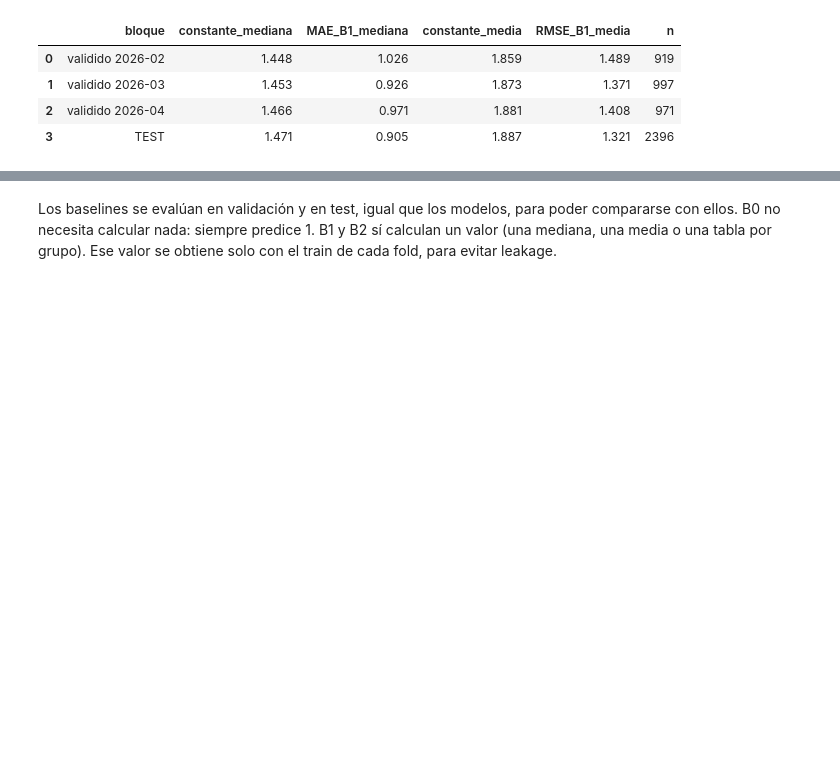
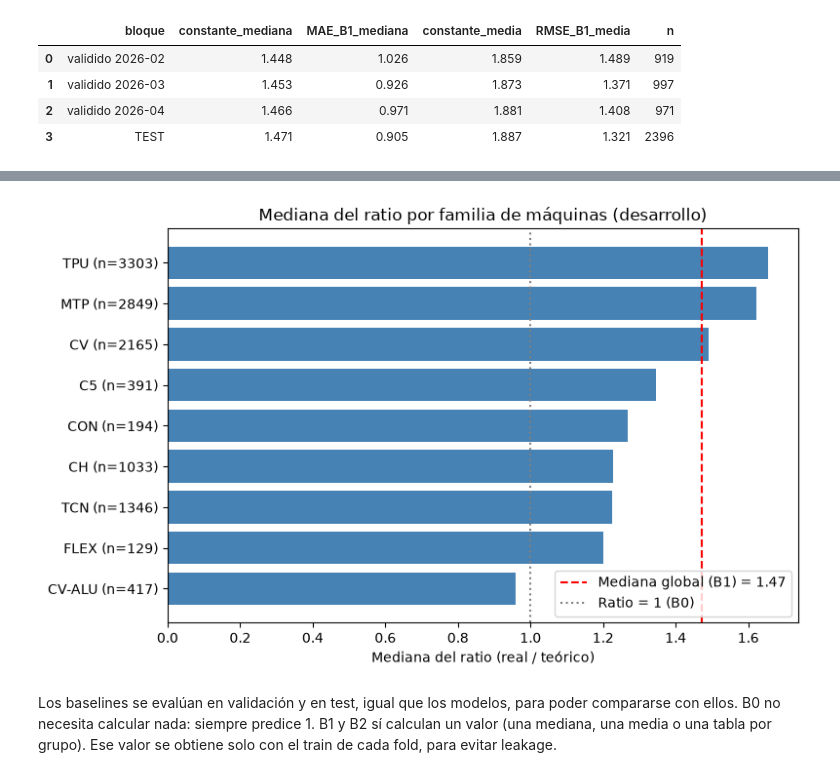
Before and after one commit to muntrans/TFM, a Jupyter notebook: 10.Modelado/10.1_Baselines.ipynb, the cells around one changed output, grey strips where cells are left out. Drawn from its saved outputs; the diff is of its cells as text; code cells hidden in the pictures; blank space fills up the shorter version.

```diff
--- a/10.Modelado/10.1_Baselines.ipynb
+++ b/10.Modelado/10.1_Baselines.ipynb
@@ -224,0 +311,13 @@ RMSE_B1_media: El RMSE que se obtiene al predecir esa constante.
+# %%
+desarrollo = df_B0[df_B0["split"] == "desarrollo"]
+test       = df_B0[df_B0["split"] == "test"]
+
+mediana_global_dev = desarrollo["ratio"].median()
+resumen_dev = desarrollo.groupby("Familia Maquinas")["ratio"].agg(["median", "size"])
+tablas_familia["test"] = resumen_dev
+
+mediana_familias_dev = resumen_dev.loc[resumen_dev["size"] >= MIN_FASES, "median"]
+
+pred_test = test["Familia Maquinas"].map(mediana_familias_dev)
+print(f"test: {len(test)} fases | {pred_test.isna().sum()} familias con menos de 30 fases")
+df_B2.loc[test.index, "pred_B2_familia"] = pred_test.fillna(mediana_global_dev)
@@ -225,3 +348,20 @@ RMSE_B1_media: El RMSE que se obtiene al predecir esa constante.
+# %%
+resumen = tablas_familia["test"].sort_values("median")
+etiquetas = [f"{fam} (n={n})" for fam, n in zip(resumen.index, resumen["size"])]
+
+fig, ax = plt.subplots(figsize=(8, 5))
+ax.barh(etiquetas, resumen["median"], color="steelblue")
+ax.axvline(mediana_global_dev, color="red", linestyle="--",
+           label=f"Mediana global (B1) = {mediana_global_dev:.2f}")
+ax.axvline(1, color="grey", linestyle=":", label="Ratio = 1 (B0)")
+
+ax.set_xlabel("Mediana del ratio (real / teórico)")
+ax.set_title("Mediana del ratio por familia de máquinas (desarrollo)")
+ax.legend(loc="lower right")
+plt.tight_layout()
+plt.show()
+# %% [output]
+[figure, added]
 # %% [markdown]
 Los baselines se evalúan en validación y en test, igual que los modelos, para poder compararse con ellos.
 B0 no necesita calcular nada: siempre predice 1. B1 y B2 sí calculan un valor (una mediana, una media o una tabla por grupo). Ese valor se obtiene solo con el train de cada fold, para evitar leakage.
```
Also changed, not shown: parts of 14 cells of this notebook, 3 other files.
